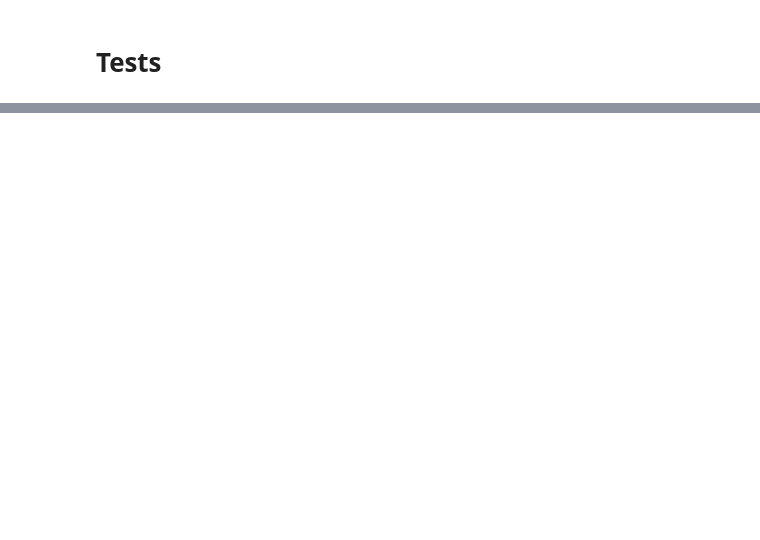
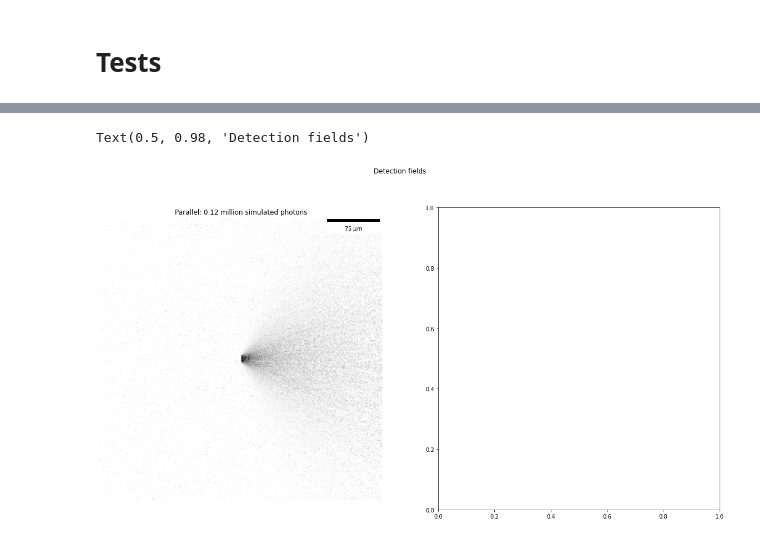
Before and after one commit to datajoint-company/neurophotonics, a Jupyter notebook: notebooks/LightSimulation.ipynb, the cells around one changed output, grey strips where cells are left out. Drawn from its saved outputs; the diff is of its cells as text; code cells hidden in the pictures; blank space fills up the shorter version.

```diff
--- a/notebooks/LightSimulation.ipynb
+++ b/notebooks/LightSimulation.ipynb
@@ -160,0 +297,14 @@ space.plot(ax[3], "Lambertian narrowed to $1/3$, steered by $45^\circ$", gamma=d
+# %%
+fig, ax = plt.subplots(1, 2, figsize=(20, 10))
+
+display_gamma = 0.7
+iterations = 2000
+
+space = Space(emission_spread="Unselective (lambertian)")
+space.run(iterations)
+space.plot(ax[0], "Parallel", gamma=display_gamma)
+
+fig.suptitle('Detection fields')
+# %% [output]
+Text(0.5, 0.98, 'Detection fields')
+[figure, added]
```
Also changed, not shown: parts of 6 cells of this notebook.
